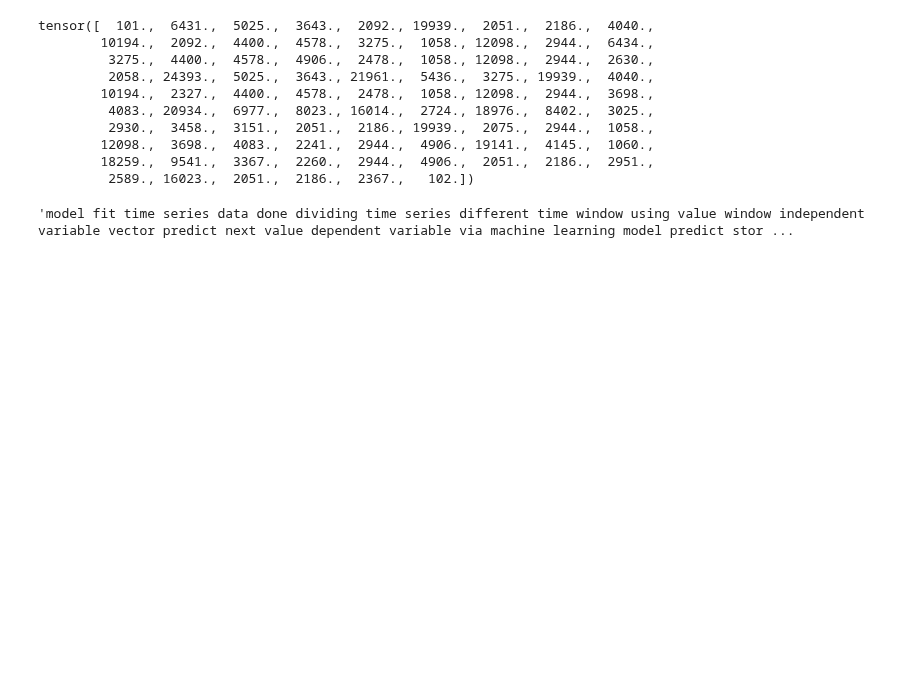
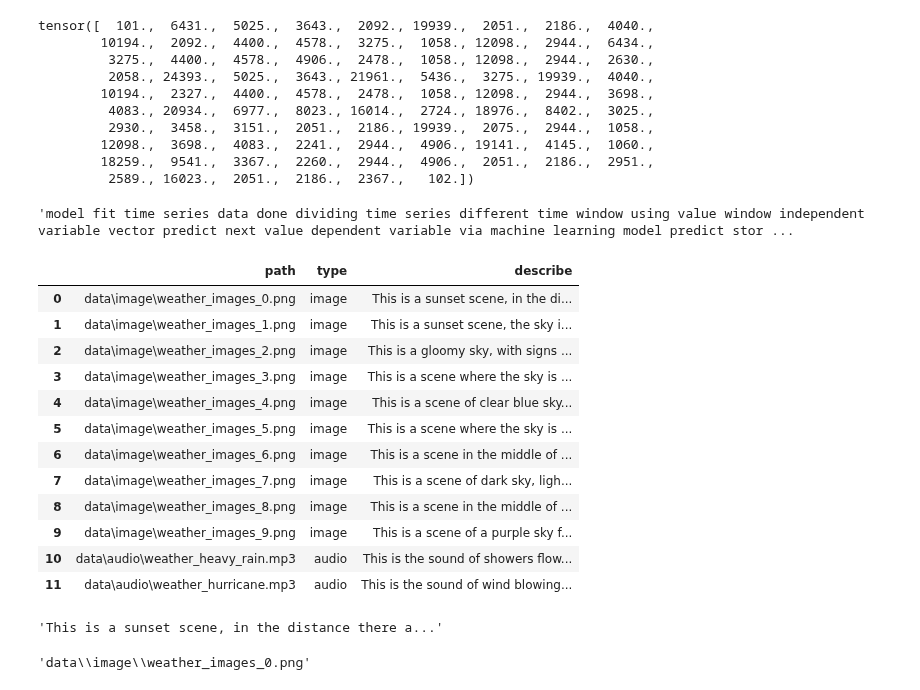
Before and after one commit to tph-kds/TriModalRAG_System, a Jupyter notebook: experiments/experiments.ipynb, the cells around one changed output. Saved outputs shown, nothing was run; the diff lists cells and outputs as text; code cells hidden in the pictures; blank space fills up the shorter version.

```diff
--- a/experiments/experiments.ipynb
+++ b/experiments/experiments.ipynb
@@ -626,3 +626,36 @@ tokens = x[0].replace('[CLS]', '').replace('[PAD]', '').replace('[SEP]', '').str
 tokens
 # %% [output]
 'model fit time series data done dividing time series different time window using value window independent variable vector predict next value dependent variable via machine learning model predict stor ...
+# %%
+import pandas as pd
+path = "D:\DataScience_For_mySelf\Projects_myself\RagMLOPS\TriModalRAG_System\data\description\summaries.csv"
+df = pd.read_csv(path)
+df
+# %% [output]
+|  | path | type | describe |
+| 0 | data\image\weather_images_0.png | image | This is a sunset scene, in the di... |
+| 1 | data\image\weather_images_1.png | image | This is a sunset scene, the sky i... |
+| 2 | data\image\weather_images_2.png | image | This is a gloomy sky, with signs ... |
+| 3 | data\image\weather_images_3.png | image | This is a scene where the sky is ... |
+| 4 | data\image\weather_images_4.png | image | This is a scene of clear blue sky... |
+| 5 | data\image\weather_images_5.png | image | This is a scene where the sky is ... |
+| 6 | data\image\weather_images_6.png | image | This is a scene in the middle of ... |
+| 7 | data\image\weather_images_7.png | image | This is a scene of dark sky, ligh... |
+| 8 | data\image\weather_images_8.png | image | This is a scene in the middle of ... |
+| 9 | data\image\weather_images_9.png | image | This is a scene of a purple sky f... |
+| 10 | data\audio\weather_heavy_rain.mp3 | audio | This is the sound of showers flow... |
+| 11 | data\audio\weather_hurricane.mp3 | audio | This is the sound of wind blowing... |
+# %%
+df = df[df["type"] == "image"]
+df = df[df["path"] == "data\image\weather_images_0.png"]["describe"]
+t = df.to_string(index=False)
+t
+# %% [output]
+'This is a sunset scene, in the distance there a...'
+# %%
+x = "data\image"
+y = "weather_images_0.png"
+z = x + "\\" + y
+z
+# %% [output]
+'data\\image\\weather_images_0.png'
```
Also changed, not shown: parts of 3 cells of this notebook, 10 other files.
